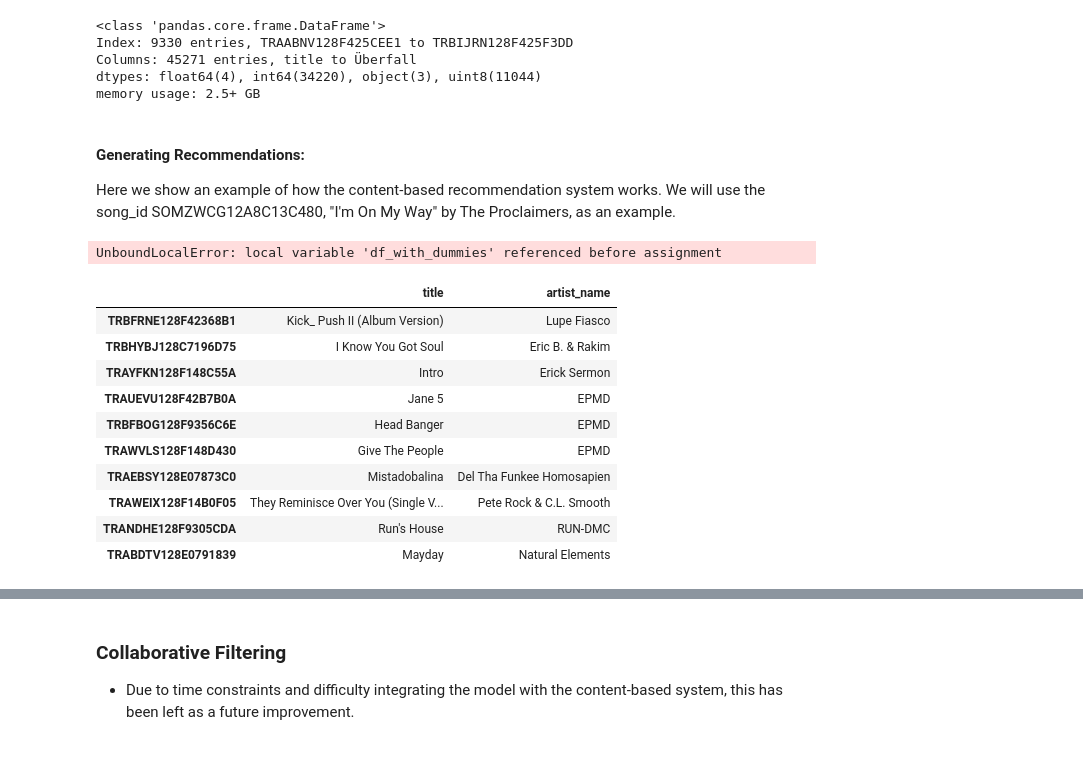
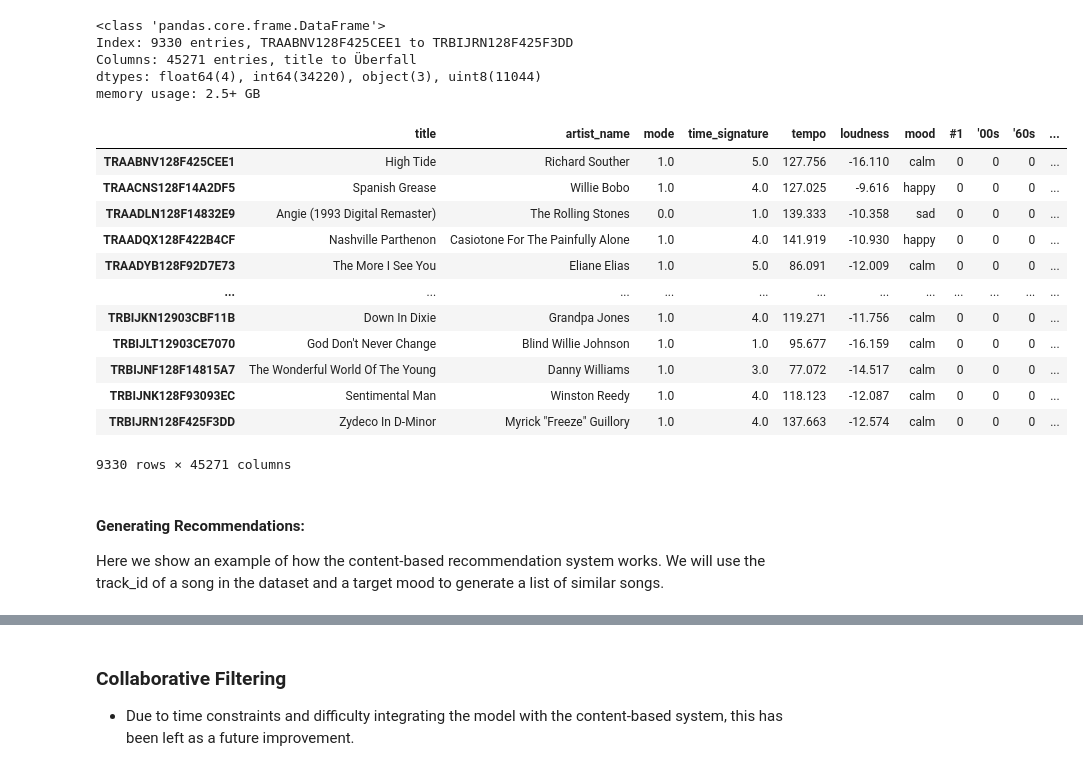
Before and after one commit to jamesleemeredith/Enhancing-Spotifys-Recommendation-System-with-Context-Specific-Music-Recommendations, a Jupyter notebook: full_analysis.ipynb, the cells around one changed output, grey strips where cells are left out. Saved outputs shown, nothing was run; the diff lists cells and outputs as text; code cells hidden in the pictures.

Commit message:
Final push before project submission

```diff
--- a/index.ipynb
+++ b/full_analysis.ipynb
@@ -1023,6 +1023,22 @@ Index: 9330 entries, TRAABNV128F425CEE1 to TRBIJRN128F425F3DD
 Columns: 45271 entries, title to Überfall
 dtypes: float64(4), int64(34220), object(3), uint8(11044)
 memory usage: 2.5+ GB
+# %%
+df_with_dummies
+# %% [output]
+|  | title | artist_name | mode | time_signature | tempo | loudness | mood | #1 | '00s | '60s | ... |
+| TRAABNV128F425CEE1 | High Tide | Richard Souther | 1.0 | 5.0 | 127.756 | -16.110 | calm | 0 | 0 | 0 | ... |
+| TRAACNS128F14A2DF5 | Spanish Grease | Willie Bobo | 1.0 | 4.0 | 127.025 | -9.616 | happy | 0 | 0 | 0 | ... |
+| TRAADLN128F14832E9 | Angie (1993 Digital Remaster) | The Rolling Stones | 0.0 | 1.0 | 139.333 | -10.358 | sad | 0 | 0 | 0 | ... |
+| TRAADQX128F422B4CF | Nashville Parthenon | Casiotone For The Painfully Alone | 1.0 | 4.0 | 141.919 | -10.930 | happy | 0 | 0 | 0 | ... |
+| TRAADYB128F92D7E73 | The More I See You | Eliane Elias | 1.0 | 5.0 | 86.091 | -12.009 | calm | 0 | 0 | 0 | ... |
+| ... | ... | ... | ... | ... | ... | ... | ... | ... | ... | ... | ... |
+| TRBIJKN12903CBF11B | Down In Dixie | Grandpa Jones | 1.0 | 4.0 | 119.271 | -11.756 | calm | 0 | 0 | 0 | ... |
+| TRBIJLT12903CE7070 | God Don't Never Change | Blind Willie Johnson | 1.0 | 1.0 | 95.677 | -16.159 | calm | 0 | 0 | 0 | ... |
+| TRBIJNF128F14815A7 | The Wonderful World Of The Young | Danny Williams | 1.0 | 3.0 | 77.072 | -14.517 | calm | 0 | 0 | 0 | ... |
+| TRBIJNK128F93093EC | Sentimental Man | Winston Reedy | 1.0 | 4.0 | 118.123 | -12.087 | calm | 0 | 0 | 0 | ... |
+| TRBIJRN128F425F3DD | Zydeco In D-Minor | Myrick "Freeze" Guillory | 1.0 | 4.0 | 137.663 | -12.574 | calm | 0 | 0 | 0 | ... |
+9330 rows × 45271 columns
 # %% [markdown]
 #### Generating Recommendations:
-Here we show an example of how the content-based recommendation system works. We will use the song_id SOMZWCG12A8C13C480, "I'm On My Way" by The Proclaimers, as an example.
+Here we show an example of how the content-based recommendation system works. We will use the track_id of a song in the dataset and a target mood to generate a list of similar songs.
@@ -1047,27 +1044,0 @@ def get_recommendations(track_id, target_mood):
-# %%
-get_recommendations(target_track_id, target_mood)
-# %% [output]
-UnboundLocalError: local variable 'df_with_dummies' referenced before assignment
-# %%
-# Creates a function that returns the top 10 song recommendations for a given Track ID
-def get_song_recommendations(track_id):
-    # Sorts the songs based on similarity to the target in descending order and returns the top 10
-    top_10_most_similar_songs = similarity_matrix[track_id].sort_values(ascending=False)[1:11]
-    # Returns the song titles and artist names of the top 10 songs
-    top_10_song_recommendations = msd_df.loc[top_10_most_similar_songs.index]
-    return top_10_song_recommendations[['title', 'artist_name']]
-
-# Uses the function to get the top 10 song recommendations for the song with Track ID TRAAAAW128F429D538
-get_song_recommendations('TRAAAAW128F429D538')
-# %% [output]
-|  | title | artist_name |
-| TRBFRNE128F42368B1 | Kick_ Push II (Album Version) | Lupe Fiasco |
-| TRBHYBJ128C7196D75 | I Know You Got Soul | Eric B. & Rakim |
-| TRAYFKN128F148C55A | Intro | Erick Sermon |
-| TRAUEVU128F42B7B0A | Jane 5 | EPMD |
-| TRBFBOG128F9356C6E | Head Banger | EPMD |
-| TRAWVLS128F148D430 | Give The People | EPMD |
-| TRAEBSY128E07873C0 | Mistadobalina | Del Tha Funkee Homosapien |
-| TRAWEIX128F14B0F05 | They Reminisce Over You (Single V... | Pete Rock & C.L. Smooth |
-| TRANDHE128F9305CDA | Run's House | RUN-DMC |
-| TRABDTV128E0791839 | Mayday | Natural Elements |
```
Also changed, not shown: parts of 7 cells of this notebook, 2 other files.
